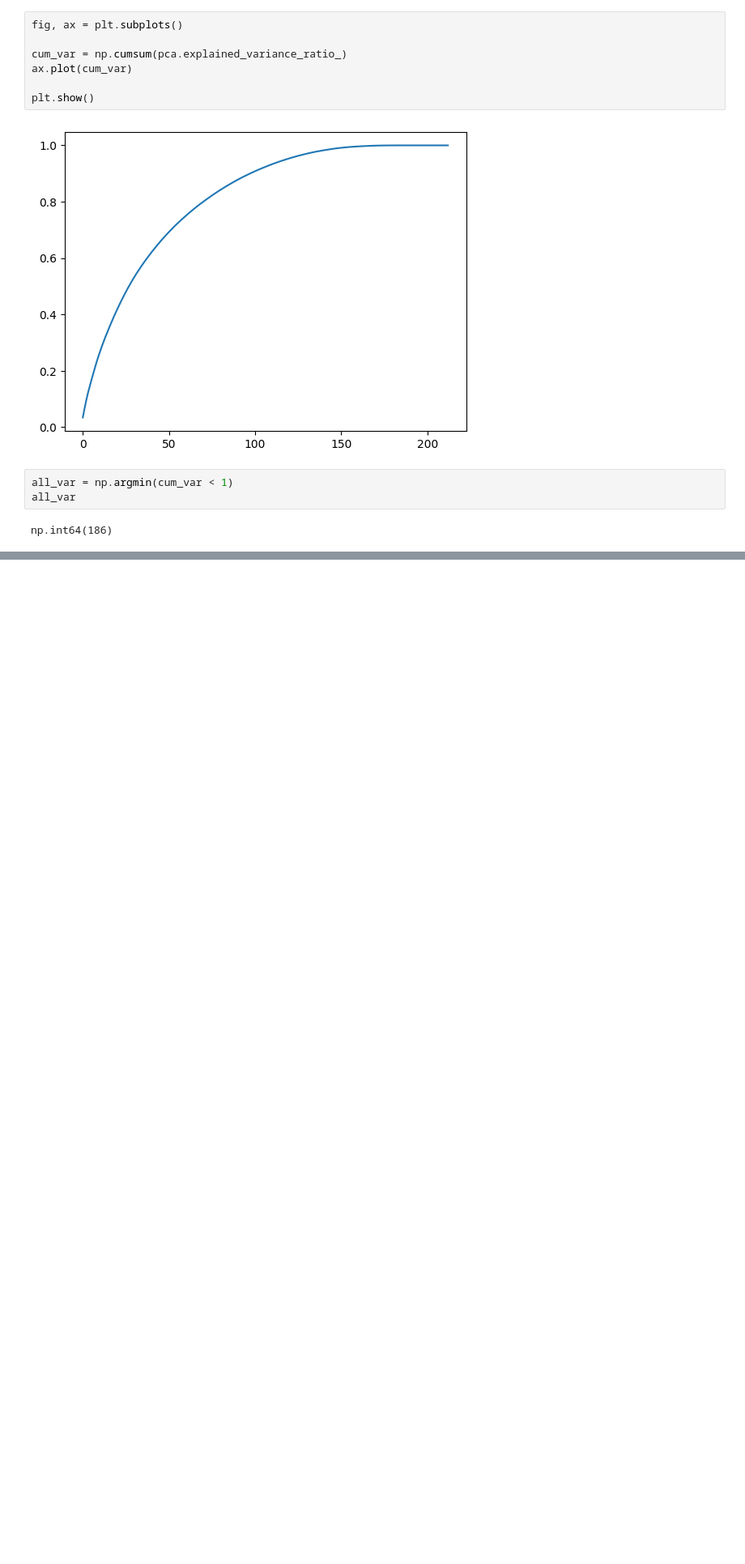
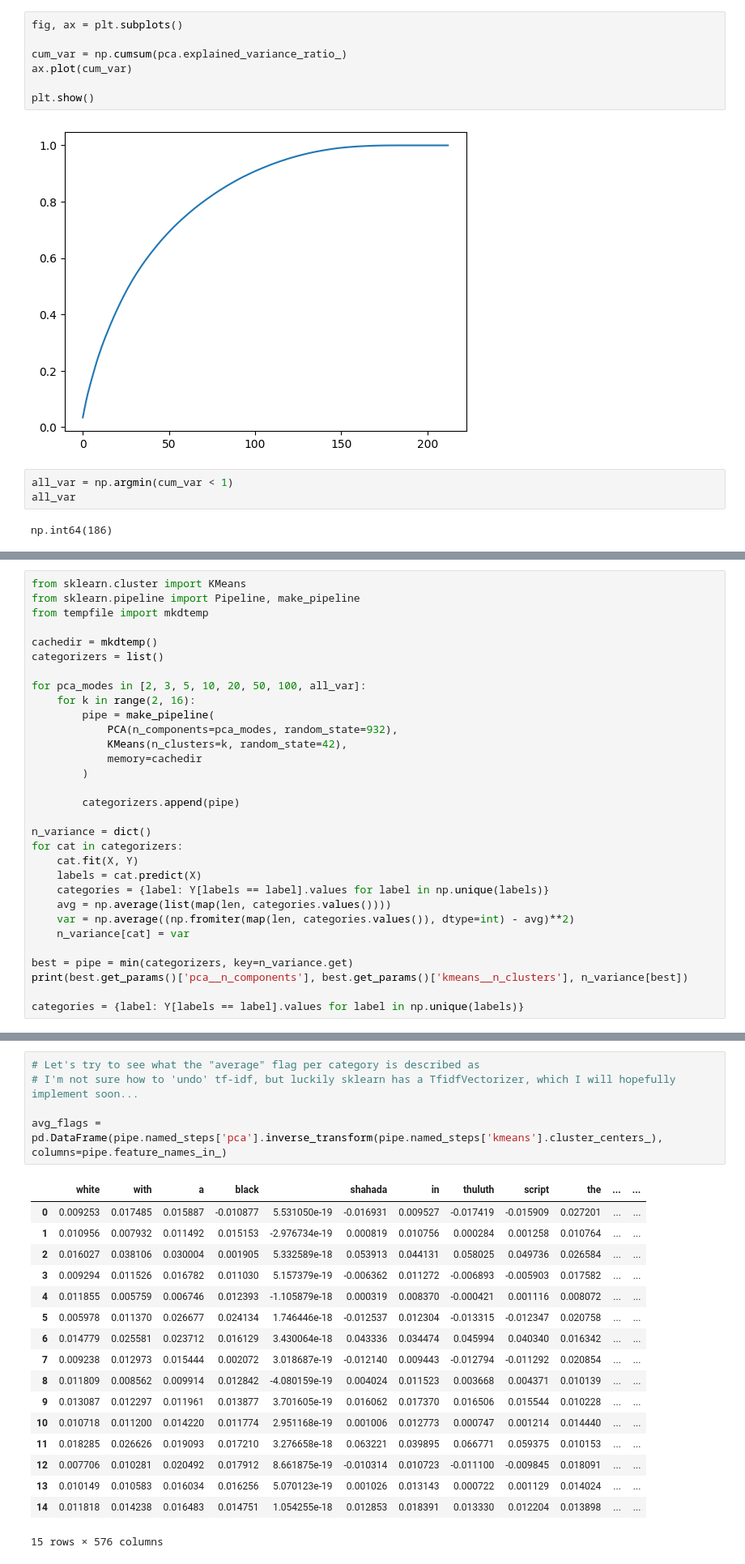
Before and after one commit to JEElsner/flag-analysis, a Jupyter notebook: flag-analysis/data_analysis.ipynb, the cells around one changed output, grey strips where cells are left out. Shown: that part at 81% size. Saved outputs shown, nothing was run; the diff lists cells and outputs as text; blank space fills up the shorter version.

```diff
--- a/flag-analysis/data_analysis.ipynb
+++ b/flag-analysis/data_analysis.ipynb
@@ -77,0 +65,31 @@ categories
+# %%
+from sklearn.cluster import KMeans
+from sklearn.pipeline import Pipeline, make_pipeline
+from tempfile import mkdtemp
+
+cachedir = mkdtemp()
+categorizers = list()
+
+for pca_modes in [2, 3, 5, 10, 20, 50, 100, all_var]:
+    for k in range(2, 16):
+        pipe = make_pipeline(
+            PCA(n_components=pca_modes, random_state=932),
+            KMeans(n_clusters=k, random_state=42),
+            memory=cachedir
+        )
+
+        categorizers.append(pipe)
+
+n_variance = dict()
+for cat in categorizers:
+    cat.fit(X, Y)
+    labels = cat.predict(X)
+    categories = {label: Y[labels == label].values for label in np.unique(labels)}
+    avg = np.average(list(map(len, categories.values())))
+    var = np.average((np.fromiter(map(len, categories.values()), dtype=int) - avg)**2)
+    n_variance[cat] = var
+
+best = pipe = min(categorizers, key=n_variance.get)
+print(best.get_params()['pca__n_components'], best.get_params()['kmeans__n_clusters'], n_variance[best])
+
+categories = {label: Y[labels == label].values for label in np.unique(labels)}
@@ -77,0 +157,23 @@ categories
+# %%
+# Let's try to see what the "average" flag per category is described as
+# I'm not sure how to 'undo' tf-idf, but luckily sklearn has a TfidfVectorizer, which I will hopefully implement soon...
+
+avg_flags = pd.DataFrame(pipe.named_steps['pca'].inverse_transform(pipe.named_steps['kmeans'].cluster_centers_), columns=pipe.feature_names_in_)
+# %% [output]
+|  | white | with | a | black |  | shahada | in | thuluth | script | the | ... | ... |
+| 0 | 0.009253 | 0.017485 | 0.015887 | -0.010877 | 5.531050e-19 | -0.016931 | 0.009527 | -0.017419 | -0.015909 | 0.027201 | ... | ... |
+| 1 | 0.010956 | 0.007932 | 0.011492 | 0.015153 | -2.976734e-19 | 0.000819 | 0.010756 | 0.000284 | 0.001258 | 0.010764 | ... | ... |
+| 2 | 0.016027 | 0.038106 | 0.030004 | 0.001905 | 5.332589e-18 | 0.053913 | 0.044131 | 0.058025 | 0.049736 | 0.026584 | ... | ... |
+| 3 | 0.009294 | 0.011526 | 0.016782 | 0.011030 | 5.157379e-19 | -0.006362 | 0.011272 | -0.006893 | -0.005903 | 0.017582 | ... | ... |
+| 4 | 0.011855 | 0.005759 | 0.006746 | 0.012393 | -1.105879e-18 | 0.000319 | 0.008370 | -0.000421 | 0.001116 | 0.008072 | ... | ... |
+| 5 | 0.005978 | 0.011370 | 0.026677 | 0.024134 | 1.746446e-18 | -0.012537 | 0.012304 | -0.013315 | -0.012347 | 0.020758 | ... | ... |
+| 6 | 0.014779 | 0.025581 | 0.023712 | 0.016129 | 3.430064e-18 | 0.043336 | 0.034474 | 0.045994 | 0.040340 | 0.016342 | ... | ... |
+| 7 | 0.009238 | 0.012973 | 0.015444 | 0.002072 | 3.018687e-19 | -0.012140 | 0.009443 | -0.012794 | -0.011292 | 0.020854 | ... | ... |
+| 8 | 0.011809 | 0.008562 | 0.009914 | 0.012842 | -4.080159e-19 | 0.004024 | 0.011523 | 0.003668 | 0.004371 | 0.010139 | ... | ... |
+| 9 | 0.013087 | 0.012297 | 0.011961 | 0.013877 | 3.701605e-19 | 0.016062 | 0.017370 | 0.016506 | 0.015544 | 0.010228 | ... | ... |
+| 10 | 0.010718 | 0.011200 | 0.014220 | 0.011774 | 2.951168e-19 | 0.001006 | 0.012773 | 0.000747 | 0.001214 | 0.014440 | ... | ... |
+| 11 | 0.018285 | 0.026626 | 0.019093 | 0.017210 | 3.276658e-18 | 0.063221 | 0.039895 | 0.066771 | 0.059375 | 0.010153 | ... | ... |
+| 12 | 0.007706 | 0.010281 | 0.020492 | 0.017912 | 8.661875e-19 | -0.010314 | 0.010723 | -0.011100 | -0.009845 | 0.018091 | ... | ... |
+| 13 | 0.010149 | 0.010583 | 0.016034 | 0.016256 | 5.070123e-19 | 0.001026 | 0.013143 | 0.000722 | 0.001129 | 0.014024 | ... | ... |
+| 14 | 0.011818 | 0.014238 | 0.016483 | 0.014751 | 1.054255e-18 | 0.012853 | 0.018391 | 0.013330 | 0.012204 | 0.013898 | ... | ... |
+15 rows × 576 columns
```
Also changed, not shown: parts of 11 cells of this notebook, 2 other files.
